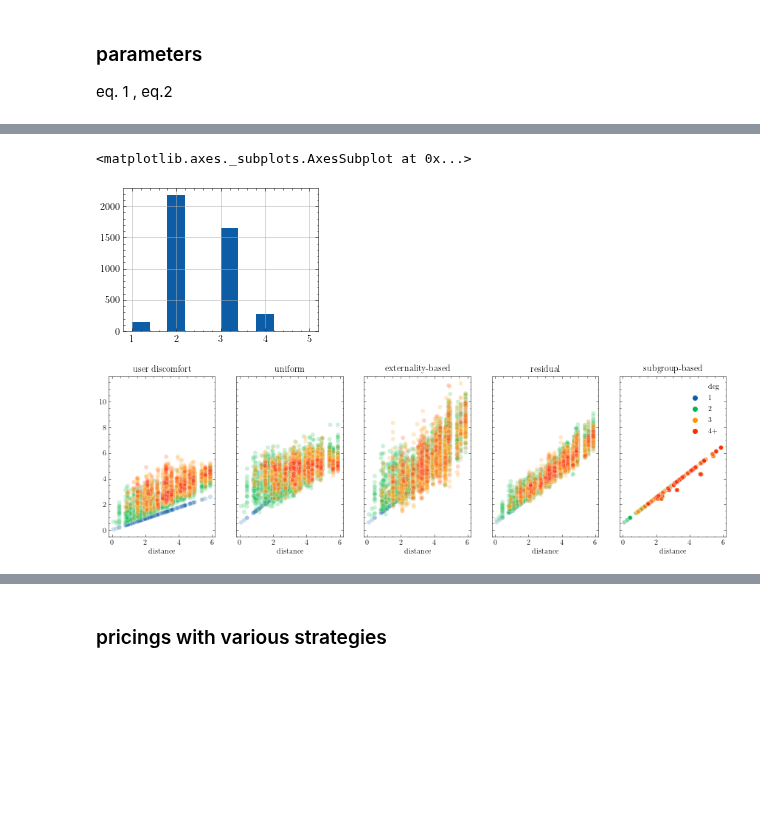
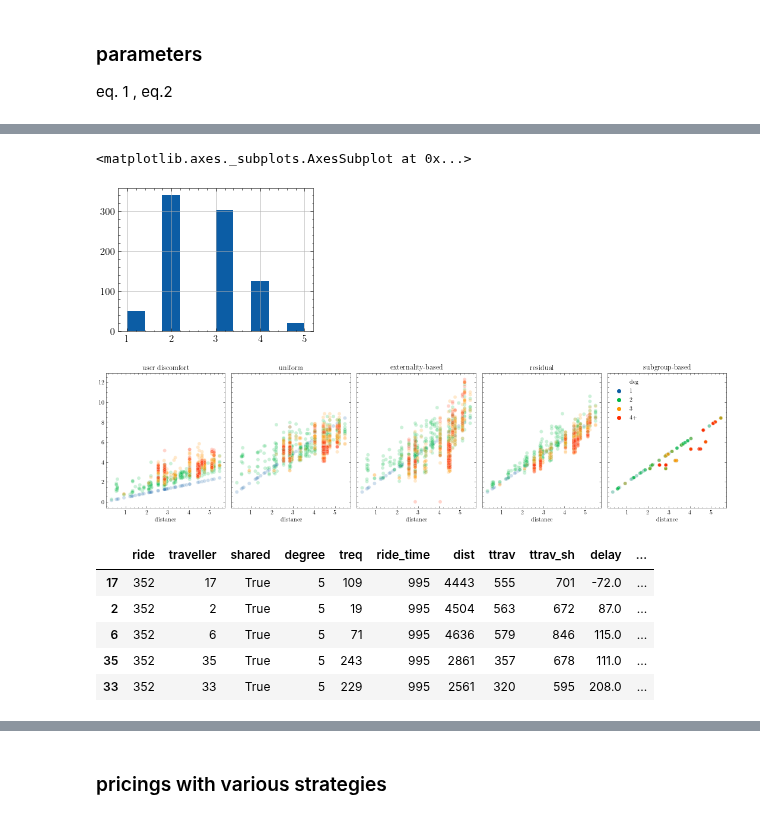
Before and after one commit to RafalKucharskiPK/ExMAS, a Jupyter notebook: ExMAS/spinoffs/game/pricings_showcase.ipynb, the cells around one changed output, grey strips where cells are left out. Saved outputs shown, nothing was run; the diff lists cells and outputs as text; code cells hidden in the pictures; blank space fills up the shorter version.

```diff
--- a/ExMAS/spinoffs/game/pricings_showcase.ipynb
+++ b/ExMAS/spinoffs/game/pricings_showcase.ipynb
@@ -27,8 +27,8 @@ params = ExMAS.utils.get_config('ExMAS/spinoffs/game/pipe.json') # load the defa
 params.t0 = pd.to_datetime(params.t0)
 params.matching_obj = 'u_pax'
 inData = ExMAS.utils.load_G(inData, params, stats=True)  # download the graph
-params.nP = 150
-params.simTime = 0.2
+params.nP = 50
+params.simTime = 0.1
 params.shared_discount = 0.3
 inData = ExMAS.utils.generate_demand(inData, params)  # generate requests
 # %%
@@ -94,31 +89,45 @@ colors = plt.rcParams['axes.prop_cycle'].by_key()['color']
 inData.sblts.rides_multi_index.degree.hist()
 # %% [output]
 <matplotlib.axes._subplots.AxesSubplot at 0x...>
-[figure, old version]
+[figure, new version]
 # %%
+df = rm
 palette = sns.color_palette(colors[0:4])
 df['travel time'] = df['ttrav_sh']
 df['user discomfort'] = df['cost_user']
 cols = ['user discomfort','UNIFORM','EXTERNALITY','RESIDUAL','SUBGROUP']
 titles = ['user discomfort','uniform', 'externality-based','residual','subgroup-based']
 
 fig, axes = plt.subplots(1,len(cols), figsize = (len(cols)*3,4), sharey=True)
 df = inData.sblts.rides_multi_index
 df['deg'] = df.degree.apply(lambda x: '4+' if x>3 else str(x))
 df['distance'] = df['dist']/1000
 
 for i,col in enumerate(cols):
 
 
     axes[i].set_title(titles[i])
     sns.scatterplot(x='distance',y=col, data = df, ax = axes[i], hue = 'deg', alpha = 0.2, palette = palette)
     axes[i].set_ylabel('')
     if i<len(cols)-1:
         axes[i].get_legend().remove()
-plf.savefig('f3.png')
+#plf.savefig('f3.png')
 plt.tight_layout()
-plt.savefig('res_1.tiff', dpi = 600)
-plt.savefig('res_1.jpg', dpi = 600)
-plt.savefig('res_1.pdf', rasterized = True)
+#plt.savefig('res_1.tiff', dpi = 600)
+#plt.savefig('res_1.jpg', dpi = 600)
+#plt.savefig('res_1.pdf', rasterized = True)
 # %% [output]
-[figure, old version]
+[figure, new version]
+# %%
+rs = inData.sblts.rides.iloc[-4].name
+rm = inData.sblts.rides_multi_index
+inData = pricings.subgroup_split(inData)
+group = inData.sblts.rides_multi_index.loc[rs,:]
+group
+# %% [output]
+|  | ride | traveller | shared | degree | treq | ride_time | dist | ttrav | ttrav_sh | delay | ... |
+| 17 | 352 | 17 | True | 5 | 109 | 995 | 4443 | 555 | 701 | -72.0 | ... |
+| 2 | 352 | 2 | True | 5 | 19 | 995 | 4504 | 563 | 672 | 87.0 | ... |
+| 6 | 352 | 6 | True | 5 | 71 | 995 | 4636 | 579 | 846 | 115.0 | ... |
+| 35 | 352 | 35 | True | 5 | 243 | 995 | 2861 | 357 | 678 | 111.0 | ... |
+| 33 | 352 | 33 | True | 5 | 229 | 995 | 2561 | 320 | 595 | 208.0 | ... |
```
Also changed, not shown: parts of 9 cells of this notebook, 6 other files.
